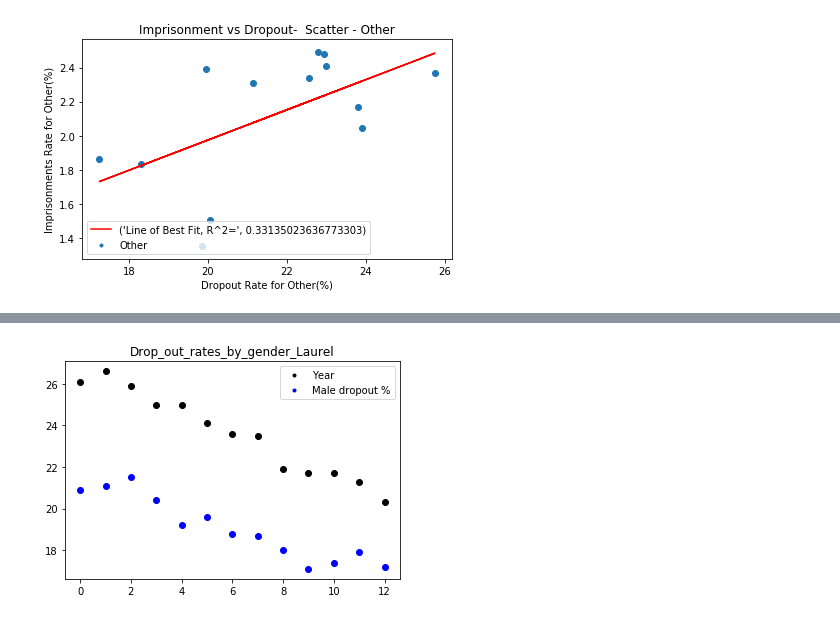
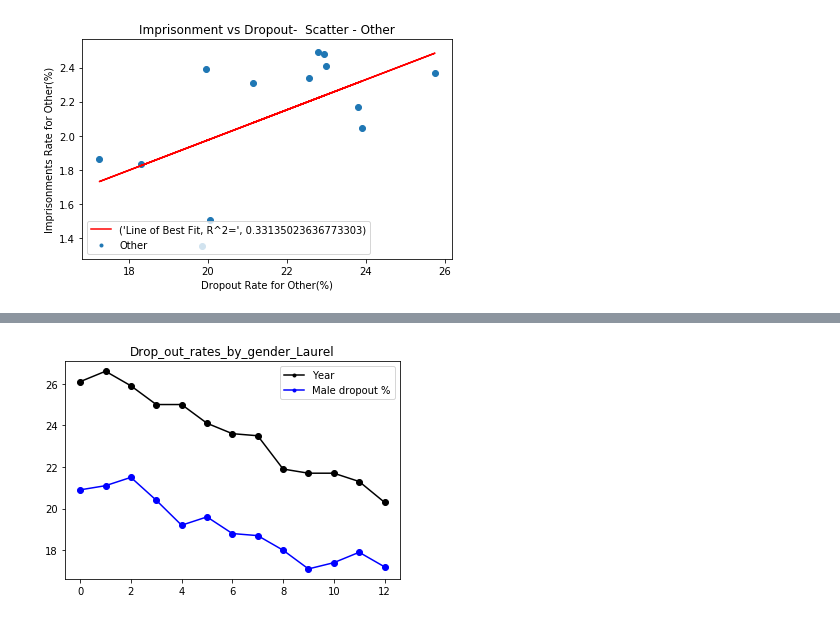
Before and after one commit to callanyan/BootCamp_GroupProjecT_Team5-by-5, a Jupyter notebook: Cleaning_Actual/ImprisonmentData_07.ipynb, the cells around one changed output, grey strips where cells are left out. Drawn from its saved outputs; the diff is of its cells as text; code cells hidden in the pictures.

```diff
--- a/Cleaning_Actual/ImprisonmentData_07.ipynb
+++ b/Cleaning_Actual/ImprisonmentData_07.ipynb
@@ -387,12 +387,12 @@ plt.show()
 # %%
 Drop_out_rates_by_gender_Laurel = pd.read_csv("../CSVs/Drop_out_rates_by_gender_Laurel.csv")
 Drop_out_rates_by_gender_Laurel.set_index("Year")
-plt.plot(Drop_out_rates_by_gender_Laurel.index, Drop_out_rates_by_gender_Laurel["Male dropout %"], 'o', color='black')
-plt.plot(Drop_out_rates_by_gender_Laurel.index, Drop_out_rates_by_gender_Laurel["Female dropout %"], 'o', color='blue')
+plt.plot(Drop_out_rates_by_gender_Laurel.index, Drop_out_rates_by_gender_Laurel["Male dropout %"], '-o', color='black')
+plt.plot(Drop_out_rates_by_gender_Laurel.index, Drop_out_rates_by_gender_Laurel["Female dropout %"], '-o', color='blue')
 plt.legend(labels=Drop_out_rates_by_gender_Laurel.columns, loc="best", markerscale=.5)
 plt.title("Drop_out_rates_by_gender_Laurel")
 plt.savefig('../Graphs/Drop_out_rates_by_gender_Laurel.png')
 plt.show()
 # %% [output]
-[figure, old version]
+[figure, new version]
 # %%
```
Also changed, not shown: parts of 7 cells of this notebook, 9 other files.
